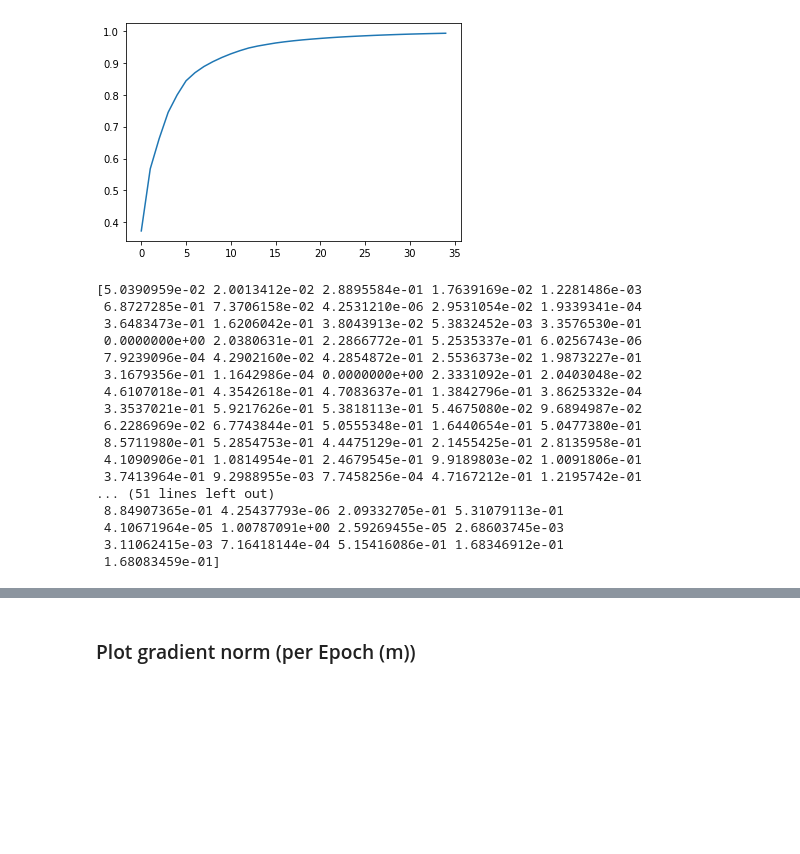
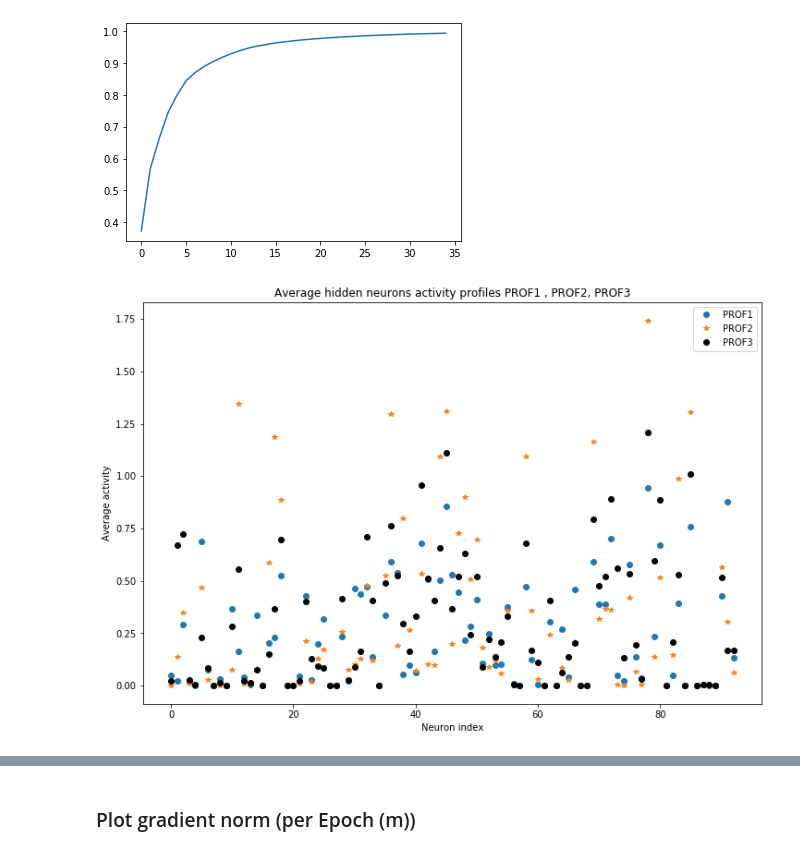
Before and after one commit to dustinak80/Deep_Learning, a Jupyter notebook: Copy_of_MATH6373_HW2_Duong.ipynb, the cells around one changed output, grey strips where cells are left out. Cells and saved outputs as stored; diff of their text form; code cells hidden in the pictures; blank space fills up the shorter version.

```diff
--- a/Copy_of_MATH6373_HW2_Duong.ipynb
+++ b/Copy_of_MATH6373_HW2_Duong.ipynb
@@ -793,32 +829,21 @@ plt.show()
 # %%
 # Average activities of H
 label_train=np.argmax(y_train, axis=1)
 PROF1=np.mean(Houtput[label_train==0],axis=0)
-print(PROF1)
+plt.plot(PROF1,'o',label='PROF1')
 
 PROF2=np.mean(Houtput[label_train==1],axis=0)
-print(PROF2)
+plt.plot(PROF2,'*',label='PROF2')
 
 PROF3=np.mean(Houtput[label_train==2],axis=0)
-print(PROF3)
+plt.plot(PROF3,'ko',label='PROF3')
+plt.xlabel('Neuron index')
+plt.ylabel('Average activity')
+plt.title('Average hidden neurons activity profiles PROF1 , PROF2, PROF3')
+plt.legend()
+plt.show()
 # %% [output]
-[5.0390959e-02 2.0013412e-02 2.8895584e-01 1.7639169e-02 1.2281486e-03
- 6.8727285e-01 7.3706158e-02 4.2531210e-06 2.9531054e-02 1.9339341e-04
- 3.6483473e-01 1.6206042e-01 3.8043913e-02 5.3832452e-03 3.3576530e-01
- 0.0000000e+00 2.0380631e-01 2.2866772e-01 5.2535337e-01 6.0256743e-06
- 7.9239096e-04 4.2902160e-02 4.2854872e-01 2.5536373e-02 1.9873227e-01
- 3.1679356e-01 1.1642986e-04 0.0000000e+00 2.3331092e-01 2.0403048e-02
- 4.6107018e-01 4.3542618e-01 4.7083637e-01 1.3842796e-01 3.8625332e-04
- 3.3537021e-01 5.9217626e-01 5.3818113e-01 5.4675080e-02 9.6894987e-02
- 6.2286969e-02 6.7743844e-01 5.0555348e-01 1.6440654e-01 5.0477380e-01
- 8.5711980e-01 5.2854753e-01 4.4475129e-01 2.1455425e-01 2.8135958e-01
- 4.1090906e-01 1.0814954e-01 2.4679545e-01 9.9189803e-02 1.0091806e-01
- 3.7413964e-01 9.2988955e-03 7.7458256e-04 4.7167212e-01 1.2195742e-01
-... (51 lines left out)
- 8.84907365e-01 4.25437793e-06 2.09332705e-01 5.31079113e-01
- 4.10671964e-05 1.00787091e+00 2.59269455e-05 2.68603745e-03
- 3.11062415e-03 7.16418144e-04 5.15416086e-01 1.68346912e-01
- 1.68083459e-01]
+[figure, added]
 # %%
 plt.hist(PROF1)
 plt.show()
```
Also changed, not shown: parts of 15 cells of this notebook.
